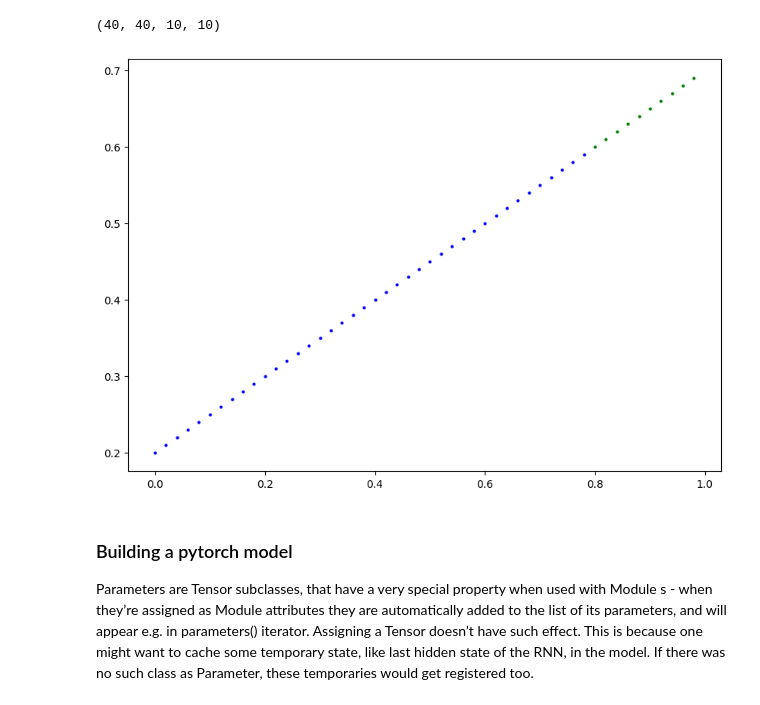
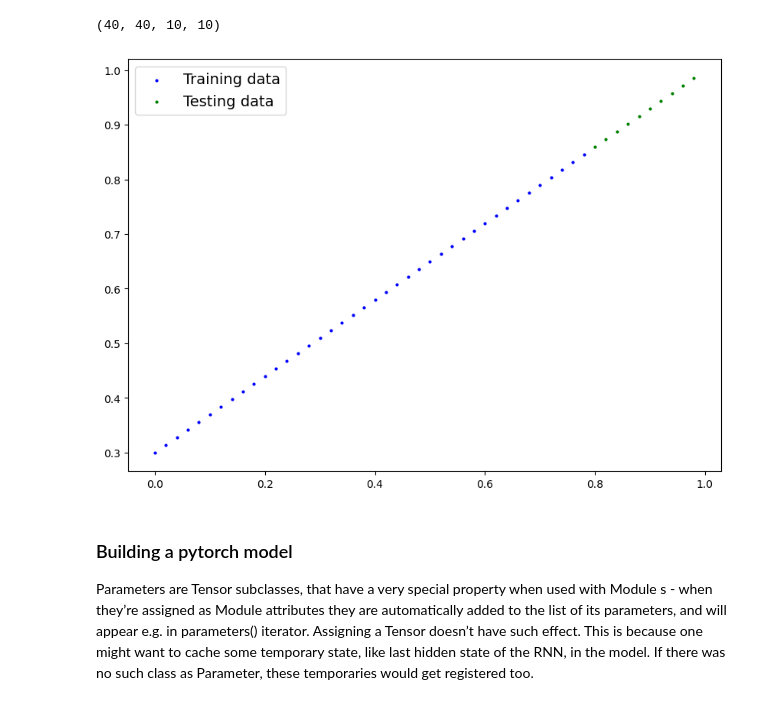
Before and after one commit to Sashreek007/learning-pytorch, a Jupyter notebook: Pytorch_workflow.ipynb, the cells around one changed output. Saved outputs shown, nothing was run; the diff lists cells and outputs as text; code cells hidden in the pictures.

```diff
--- a/Pytorch_workflow.ipynb
+++ b/Pytorch_workflow.ipynb
@@ -12,8 +12,8 @@ import matplotlib.pyplot as plt
 # %% [markdown]
 Y = mx + b
 # %%
-weight = 0.5
-bias = 0.2
+weight = 0.7
+bias = 0.3
 
 start = 0
 end = 1
@@ -54,22 +54,29 @@ len(X_train),len(y_train),len(X_test),len(y_test)
 # %% [output]
 (40, 40, 10, 10)
 # %%
-def plot_pred(train_data=X_train,
-             train_labels=y_train,
-             test_data = X_test,
-             test_labels= y_test,
-             predictions= None):
-    plt.figure(figsize=(10,7))
-    plt.scatter(train_data,train_labels,c="b",s=4,label="Training data")
-    plt.scatter(test_data,test_labels, c= "g", s=4 , label= "Testing data")
-    if predictions is not None:
-        plt.scatter(test_data,predictions, c= "r", s=4 , label= "Predictions")
+def plot_predictions(train_data=X_train,
+                     train_labels=y_train,
+                     test_data=X_test,
+                     test_labels=y_test,
+                     predictions=None):
 
-    plt.show()
+  plt.figure(figsize=(10, 7))
+
+  plt.scatter(train_data, train_labels, c="b", s=4, label="Training data")
+
+
+  plt.scatter(test_data, test_labels, c="g", s=4, label="Testing data")
+
+  if predictions is not None:
+
+    plt.scatter(test_data, predictions, c="r", s=4, label="Predictions")
+
+
+  plt.legend(prop={"size": 14});
 # %%
-plot_pred();
+plot_predictions();
 # %% [output]
-[figure, old version]
+[figure, new version]
 # %% [markdown]
 ### Building a pytorch model
 
```
Also changed, not shown: parts of 15 cells of this notebook.
